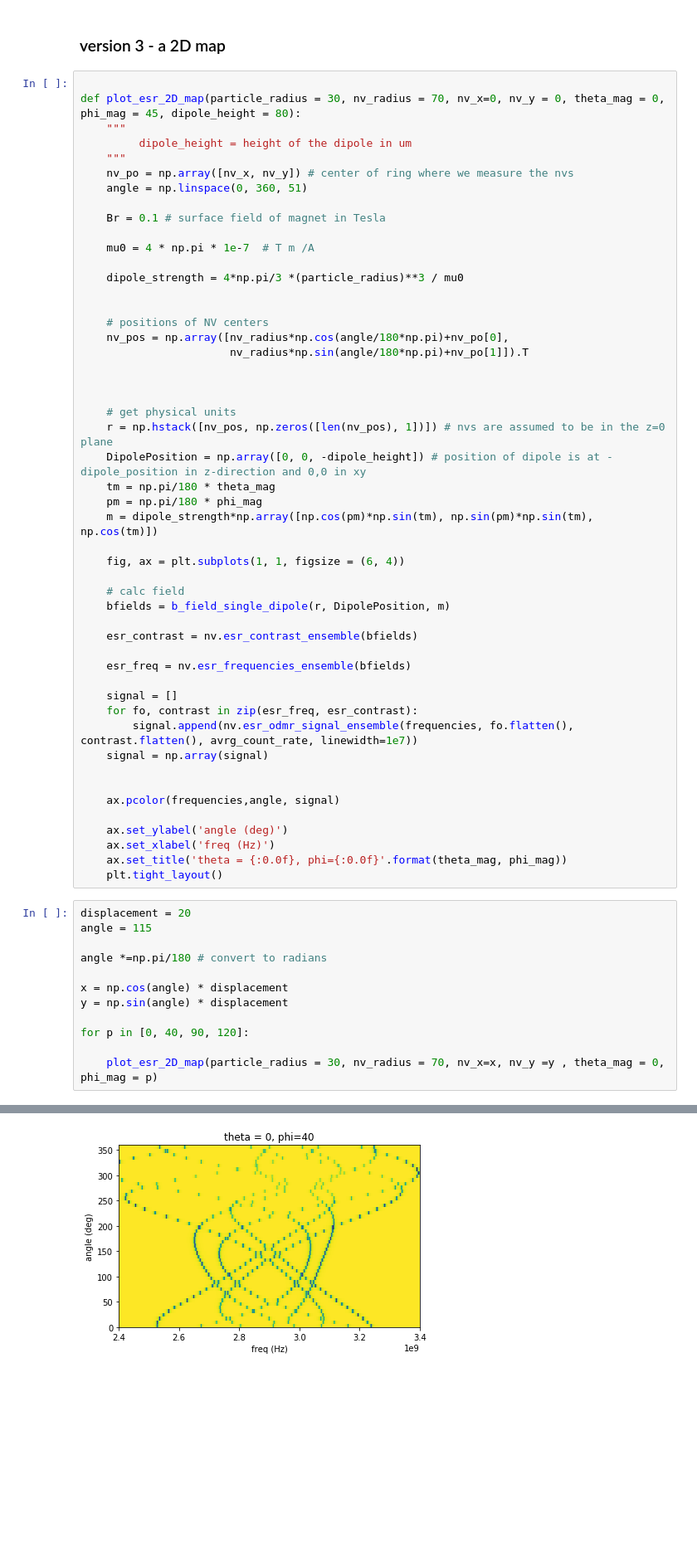
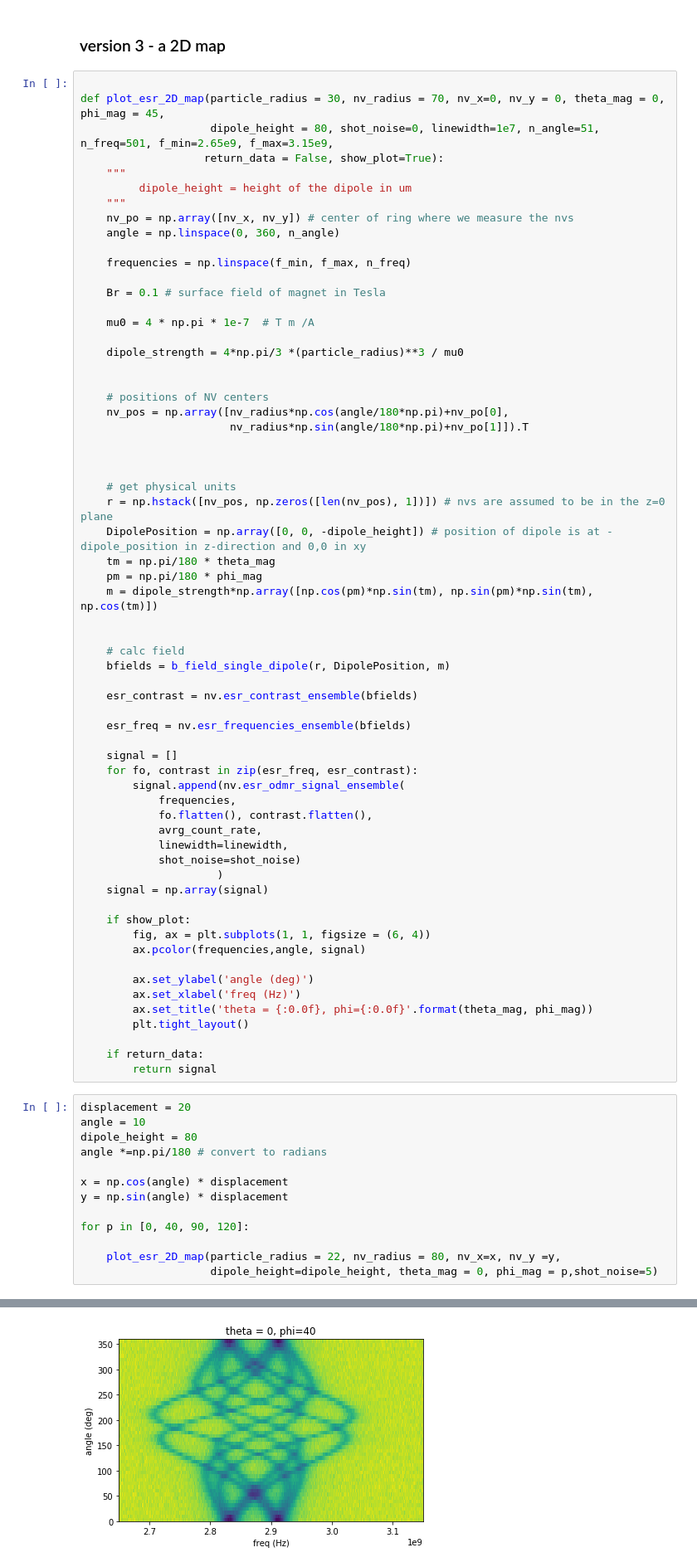
Before and after one commit to JanGieseler/pynvcenter, a Jupyter notebook: notebooks/nv_spectra_dipole_field.ipynb, the cells around one changed output, grey strips where cells are left out. Shown at 83% size. Saved outputs shown, nothing was run; the diff lists cells and outputs as text; blank space fills up the shorter version.

```diff
--- a/notebooks/nv_spectra_dipole_field.ipynb
+++ b/notebooks/nv_spectra_dipole_field.ipynb
@@ -175,12 +175,16 @@ for p in [0, 40, 90, 120]:
 ### version 3 - a 2D map
 # %%
 
-def plot_esr_2D_map(particle_radius = 30, nv_radius = 70, nv_x=0, nv_y = 0, theta_mag = 0, phi_mag = 45, dipole_height = 80):
+def plot_esr_2D_map(particle_radius = 30, nv_radius = 70, nv_x=0, nv_y = 0, theta_mag = 0, phi_mag = 45,
+                    dipole_height = 80, shot_noise=0, linewidth=1e7, n_angle=51, n_freq=501, f_min=2.65e9, f_max=3.15e9,
+                   return_data = False, show_plot=True):
     """
          dipole_height = height of the dipole in um
     """
     nv_po = np.array([nv_x, nv_y]) # center of ring where we measure the nvs
-    angle = np.linspace(0, 360, 51)
+    angle = np.linspace(0, 360, n_angle)
+
+    frequencies = np.linspace(f_min, f_max, n_freq)
 
     Br = 0.1 # surface field of magnet in Tesla
 
@@ -202,7 +206,6 @@ def plot_esr_2D_map(particle_radius = 30, nv_radius = 70, nv_x=0, nv_y = 0, thet
     pm = np.pi/180 * phi_mag
     m = dipole_strength*np.array([np.cos(pm)*np.sin(tm), np.sin(pm)*np.sin(tm), np.cos(tm)])
 
-    fig, ax = plt.subplots(1, 1, figsize = (6, 4))
 
     # calc field
     bfields = b_field_single_dipole(r, DipolePosition, m)
@@ -213,20 +216,30 @@ def plot_esr_2D_map(particle_radius = 30, nv_radius = 70, nv_x=0, nv_y = 0, thet
 
     signal = []
     for fo, contrast in zip(esr_freq, esr_contrast):
-        signal.append(nv.esr_odmr_signal_ensemble(frequencies, fo.flatten(), contrast.flatten(), avrg_count_rate, linewidth=1e7))
+        signal.append(nv.esr_odmr_signal_ensemble(
+            frequencies,
+            fo.flatten(), contrast.flatten(),
+            avrg_count_rate,
+            linewidth=linewidth,
+            shot_noise=shot_noise)
+                     )
     signal = np.array(signal)
 
+    if show_plot:
+        fig, ax = plt.subplots(1, 1, figsize = (6, 4))
+        ax.pcolor(frequencies,angle, signal)
 
-    ax.pcolor(frequencies,angle, signal)
+        ax.set_ylabel('angle (deg)')
+        ax.set_xlabel('freq (Hz)')
+        ax.set_title('theta = {:0.0f}, phi={:0.0f}'.format(theta_mag, phi_mag))
+        plt.tight_layout()
 
-    ax.set_ylabel('angle (deg)')
-    ax.set_xlabel('freq (Hz)')
-    ax.set_title('theta = {:0.0f}, phi={:0.0f}'.format(theta_mag, phi_mag))
-    plt.tight_layout()
+    if return_data:
+        return signal
 # %%
 displacement = 20
-angle = 115
-
+angle = 10
+dipole_height = 80
 angle *=np.pi/180 # convert to radians
 
 x = np.cos(angle) * displacement
@@ -234,5 +247,6 @@ y = np.sin(angle) * displacement
 
 for p in [0, 40, 90, 120]:
 
-    plot_esr_2D_map(particle_radius = 30, nv_radius = 70, nv_x=x, nv_y =y , theta_mag = 0, phi_mag = p)
+    plot_esr_2D_map(particle_radius = 22, nv_radius = 80, nv_x=x, nv_y =y,
+                    dipole_height=dipole_height, theta_mag = 0, phi_mag = p,shot_noise=5)
 # %% [output]
@@ -240 +254 @@ for p in [0, 40, 90, 120]:
-[figure, old version]
+[figure, new version]
```
Also changed, not shown: parts of 35 cells of this notebook, 5 other files.
